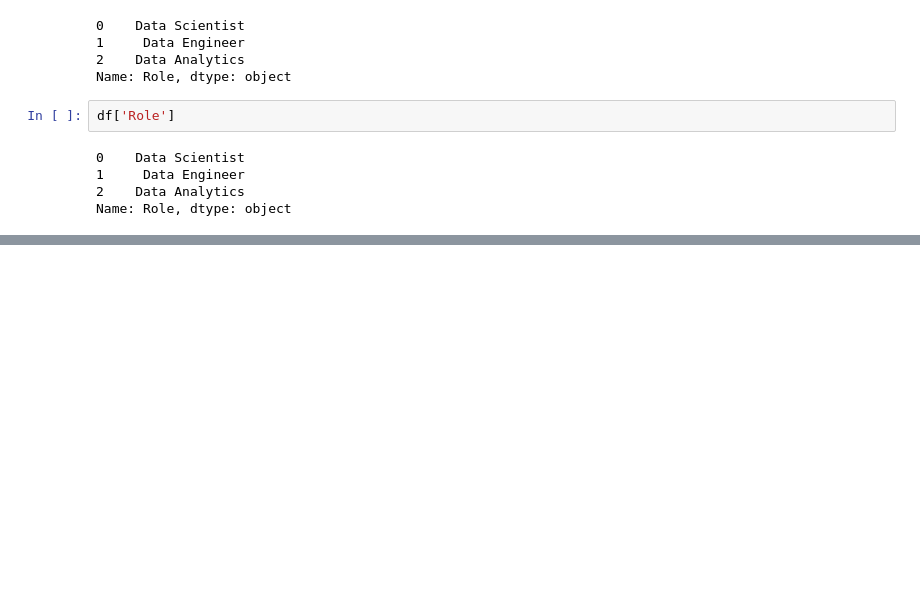
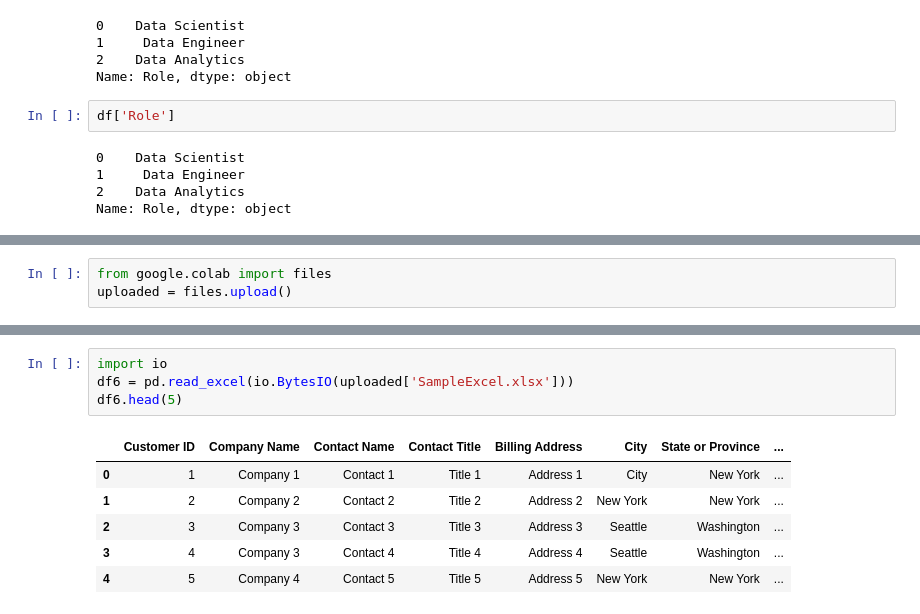
Before and after one commit to Nehankur1/PythonPandas, a Jupyter notebook: PythonPandas.ipynb, the cells around one changed output, grey strips where cells are left out. Cells and saved outputs as stored; diff of their text form; blank space fills up the shorter version.

```diff
--- a/PythonPandas.ipynb
+++ b/PythonPandas.ipynb
@@ -100,0 +305,3 @@ df[df['Z']>0]
+# %%
+from google.colab import files
+uploaded = files.upload()
@@ -100,0 +311,11 @@ df[df['Z']>0]
+# %%
+import io
+df6 = pd.read_excel(io.BytesIO(uploaded['SampleExcel.xlsx']))
+df6.head(5)
+# %% [output]
+|  | Customer ID | Company Name | Contact Name | Contact Title | Billing Address | City | State or Province | ... |
+| 0 | 1 | Company 1 | Contact 1 | Title 1 | Address 1 | City | New York | ... |
+| 1 | 2 | Company 2 | Contact 2 | Title 2 | Address 2 | New York | New York | ... |
+| 2 | 3 | Company 3 | Contact 3 | Title 3 | Address 3 | Seattle | Washington | ... |
+| 3 | 4 | Company 3 | Contact 4 | Title 4 | Address 4 | Seattle | Washington | ... |
+| 4 | 5 | Company 4 | Contact 5 | Title 5 | Address 5 | New York | New York | ... |
```
Also changed, not shown: parts of 32 cells of this notebook.
